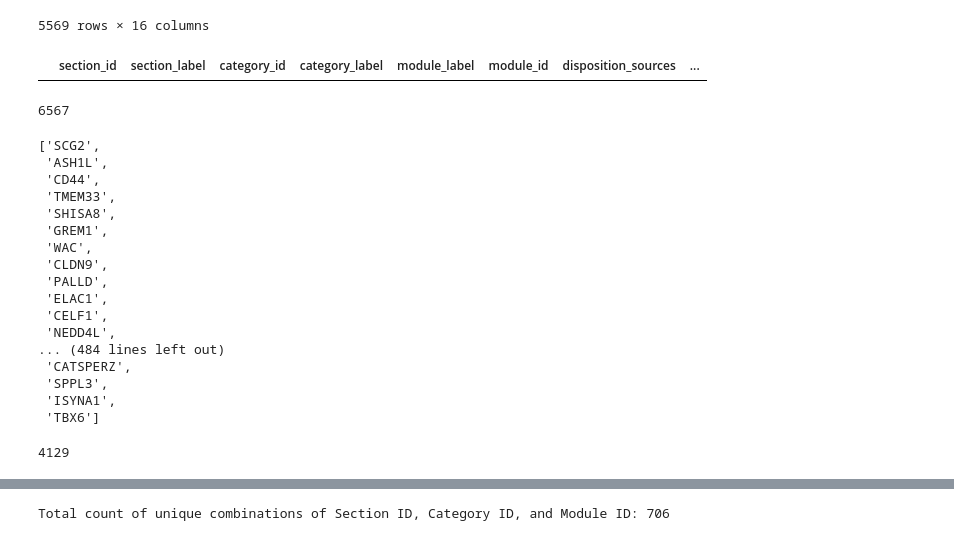
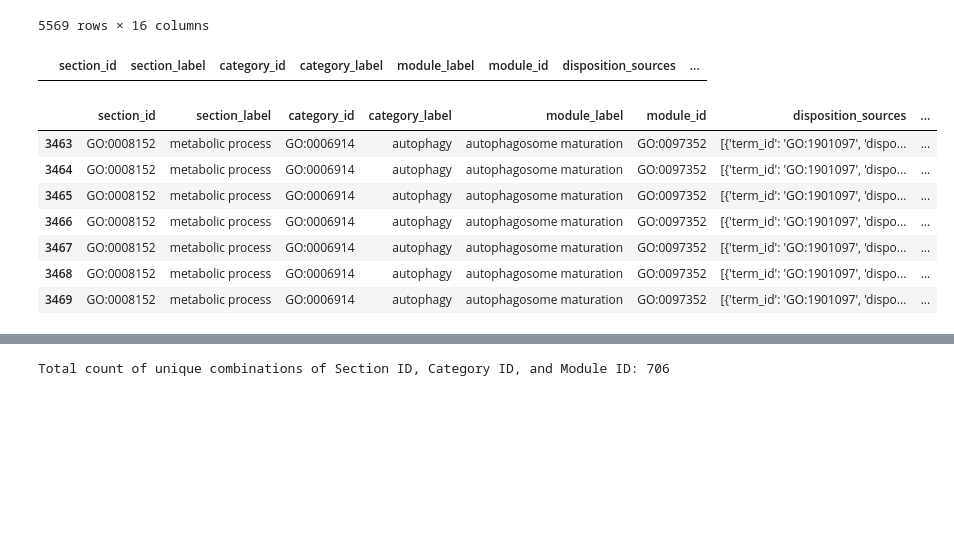
Before and after one commit to pantherdb/bpmodules-site, a Jupyter notebook: loader/playground.ipynb, the cells around one changed output, grey strips where cells are left out. Saved outputs shown, nothing was run; the diff lists cells and outputs as text; code cells hidden in the pictures; blank space fills up the shorter version.

```diff
--- a/loader/playground.ipynb
+++ b/loader/playground.ipynb
@@ -59,3 +59,12 @@ c
 |  | id | disposition | disposition_target_id |
 | term_id |  |  |  |
 | GO:0050860 | GO:0050860 | negative | GO:0050852 |
+# %%
+term_dispositions_df = pd.read_json(term_dispositions_fp)
+term_dispositions_df = term_dispositions_df.set_index('term_id', drop=False)
+term_dispositions_df = term_dispositions_df.rename(columns={'term_id': 'id', 'affected_term_id': 'disposition_target_id'})
+
+term_dispositions_df
+
+c = term_dispositions_df[term_dispositions_df["disposition_target_id"]=="GO:0097352"]
+c
@@ -214,53 +228,19 @@ final_df
 | 5567 | OTHER:0001 | other biological process | GO:0060078 | regulation of postsynaptic membra... | regulation of postsynaptic membra... | GO:0060078 | [] | ... |
 | 5568 | OTHER:0001 | other biological process | GO:0060078 | regulation of postsynaptic membra... | regulation of postsynaptic membra... | GO:0060078 | [] | ... |
 5569 rows × 16 columns
-# %%
-x = final_df[final_df["module_id"]=="GO:0050860"]
-x
-# %% [output]
-|  | section_id | section_label | category_id | category_label | module_label | module_id | disposition_sources | ... |
-# %%
-leaf_genes_list = final_df['leaf_genes'].tolist()
-flattened_leaf_genes = [gene for sublist in leaf_genes_list if sublist for gene in sublist]
-df_leaf_genes = pd.DataFrame(flattened_leaf_genes)
-df_unique_leaf_genes = df_leaf_genes.drop_duplicates(subset=['gene'])
-
-all_genes = df_unique_leaf_genes["gene_symbol"].tolist()
-
-len(all_genes)
-
-
-#write_to_json(all_genes, ospath.join("all_genes.json"), indent=2)
-# %% [output]
-6567
-# %%
-random_items = random.sample(all_genes, 500)
-random_items
-# %% [output]
-['SCG2',
- 'ASH1L',
- 'CD44',
- 'TMEM33',
- 'SHISA8',
- 'GREM1',
- 'WAC',
- 'CLDN9',
- 'PALLD',
- 'ELAC1',
- 'CELF1',
- 'NEDD4L',
-... (484 lines left out)
- 'CATSPERZ',
- 'SPPL3',
- 'ISYNA1',
- 'TBX6']
-# %%
-min_gene_symbols = final_df['leaf_genes'].apply(lambda genes: random.choice(genes)['gene_symbol']  if genes else None)
-unique_gene_symbols_df = set(min_gene_symbols.dropna())
-unique_symbols = list(unique_gene_symbols_df)
-
-len(unique_symbols)
-
-write_to_json(unique_symbols, ospath.join("min_genes.json"), indent=2)
-# %% [output]
-4129
+# %%
+x = final_df[final_df["module_id"]=="GO:1901097"]
+x
+# %% [output]
+|  | section_id | section_label | category_id | category_label | module_label | module_id | disposition_sources | ... |
+# %%
+final_df[final_df['module_label']=='autophagosome maturation']
+# %% [output]
+|  | section_id | section_label | category_id | category_label | module_label | module_id | disposition_sources | ... |
+| 3463 | GO:0008152 | metabolic process | GO:0006914 | autophagy | autophagosome maturation | GO:0097352 | [{'term_id': 'GO:1901097', 'dispo... | ... |
+| 3464 | GO:0008152 | metabolic process | GO:0006914 | autophagy | autophagosome maturation | GO:0097352 | [{'term_id': 'GO:1901097', 'dispo... | ... |
+| 3465 | GO:0008152 | metabolic process | GO:0006914 | autophagy | autophagosome maturation | GO:0097352 | [{'term_id': 'GO:1901097', 'dispo... | ... |
+| 3466 | GO:0008152 | metabolic process | GO:0006914 | autophagy | autophagosome maturation | GO:0097352 | [{'term_id': 'GO:1901097', 'dispo... | ... |
+| 3467 | GO:0008152 | metabolic process | GO:0006914 | autophagy | autophagosome maturation | GO:0097352 | [{'term_id': 'GO:1901097', 'dispo... | ... |
+| 3468 | GO:0008152 | metabolic process | GO:0006914 | autophagy | autophagosome maturation | GO:0097352 | [{'term_id': 'GO:1901097', 'dispo... | ... |
+| 3469 | GO:0008152 | metabolic process | GO:0006914 | autophagy | autophagosome maturation | GO:0097352 | [{'term_id': 'GO:1901097', 'dispo... | ... |
```
Also changed, not shown: parts of 4 cells of this notebook, 14 other files.
